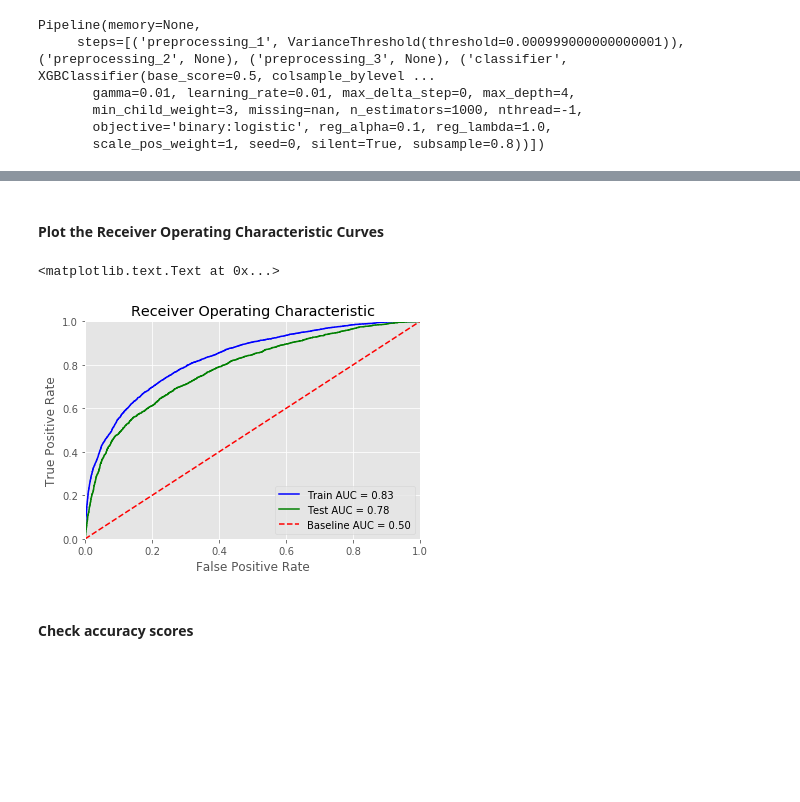
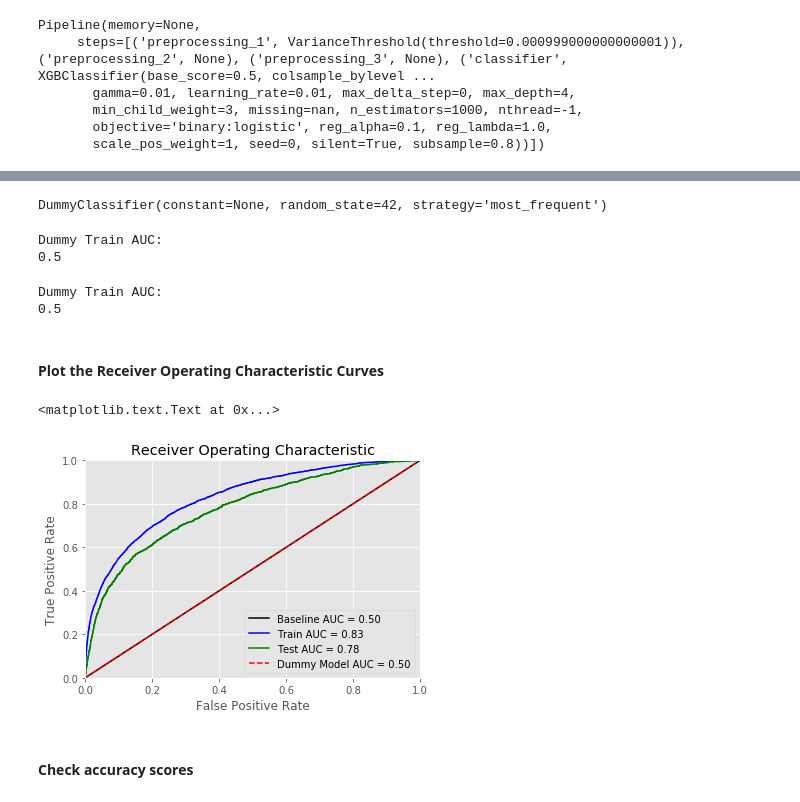
Before and after one commit to zkneupper/Default-Prediction-Capstone, a Jupyter notebook: notebooks/ML-GridSearchCV-Pipeline.ipynb, the cells around one changed output, grey strips where cells are left out. Saved outputs shown, nothing was run; the diff lists cells and outputs as text; code cells hidden in the pictures; blank space fills up the shorter version.

```diff
--- a/notebooks/ML-GridSearchCV-Pipeline.ipynb
+++ b/notebooks/ML-GridSearchCV-Pipeline.ipynb
@@ -101,7 +101,7 @@ y = df['y'].values
 
 # Train test split
 X_train, X_test, y_train, y_test = \
-    train_test_split(X, y, test_size=0.33, random_state=42)
+    train_test_split(X, y, test_size=0.25, random_state=42)
 # %%
 # Define a function`namestr` to access the name of a variable
 def namestr(obj, namespace):
@@ -324,4 +324,4 @@ param_grid = [
 # Set the number of cores to be used
 cores_used = cpu_count() - 1
 cores_used
-#cores_used = 1
+cores_used = 1
@@ -358,6 +367,6 @@ joblib.dump(grid, full_gridsearch_path)
 # %%
 # best_pipeline_file_name = 'pipeline_pickle_20171029.pkl'
-best_pipeline_file_name = 'pipeline_pickle_20171029.pkl'
+best_pipeline_file_name = 'pipeline_pickle.pkl'
 
 best_pipeline_path = os.path.join(models_folder,
                                   best_pipeline_file_name)
@@ -411,31 +423,58 @@ Train AUC:
+# %%
+dummy_clf.fit(X_train, y_train)
+# %% [output]
+DummyClassifier(constant=None, random_state=42, strategy='most_frequent')
+# %%
+dummy_auc_train = roc_auc_score(y_train,
+                                dummy_clf.predict_proba(X_train)[:,1])
+
+print("Dummy Train AUC:\n{}\n".format(dummy_auc_train))
+# %% [output]
+Dummy Train AUC:
+0.5
+# %%
+dummy_auc_test = roc_auc_score(y_test,
+                                dummy_clf.predict_proba(X_test)[:,1])
+
+print("Dummy Train AUC:\n{}\n".format(dummy_auc_test))
+# %% [output]
+Dummy Train AUC:
+0.5
 # %% [markdown]
 #### Plot the Receiver Operating Characteristic Curves
 # %%
+plt.plot([0, 1], [0, 1],'k',  label = 'Baseline AUC = 0.50' )
+
 probs = clf.predict_proba(X_train)
 preds = probs[:,1]
 fpr, tpr, threshold = roc_curve(y_train, preds)
 #roc_auc = auc(fpr, tpr)
 roc_auc = roc_auc_score(y_train, preds)
 plt.plot(fpr, tpr, 'b', label = 'Train AUC = %0.2f' % roc_auc)
 
 probs = clf.predict_proba(X_test)
 preds = probs[:,1]
 fpr, tpr, threshold = roc_curve(y_test, preds)
 #roc_auc = auc(fpr, tpr)
 roc_auc = roc_auc_score(y_test, preds)
 plt.plot(fpr, tpr, 'g', label = 'Test AUC = %0.2f' % roc_auc)
 
+probs = dummy_clf.predict_proba(X_test)
+preds = probs[:,1]
+fpr, tpr, threshold = roc_curve(y_test, preds)
+#roc_auc = auc(fpr, tpr)
+roc_auc = roc_auc_score(y_test, preds)
+plt.plot(fpr, tpr, 'r--', label = 'Dummy Model AUC = %0.2f' % roc_auc)
 
 plt.title('Receiver Operating Characteristic')
-plt.plot([0, 1], [0, 1],'r--',  label = 'Baseline AUC = 0.50' )
 plt.legend(loc = 'lower right')
 plt.xlim([0, 1])
 plt.ylim([0, 1])
 plt.ylabel('True Positive Rate')
 plt.xlabel('False Positive Rate')
 # %% [output]
 <matplotlib.text.Text at 0x...>
-[figure, old version]
+[figure, new version]
 # %% [markdown]
 #### Check accuracy scores
 # %%
```
Also changed, not shown: parts of 15 cells of this notebook, 8 other files.
